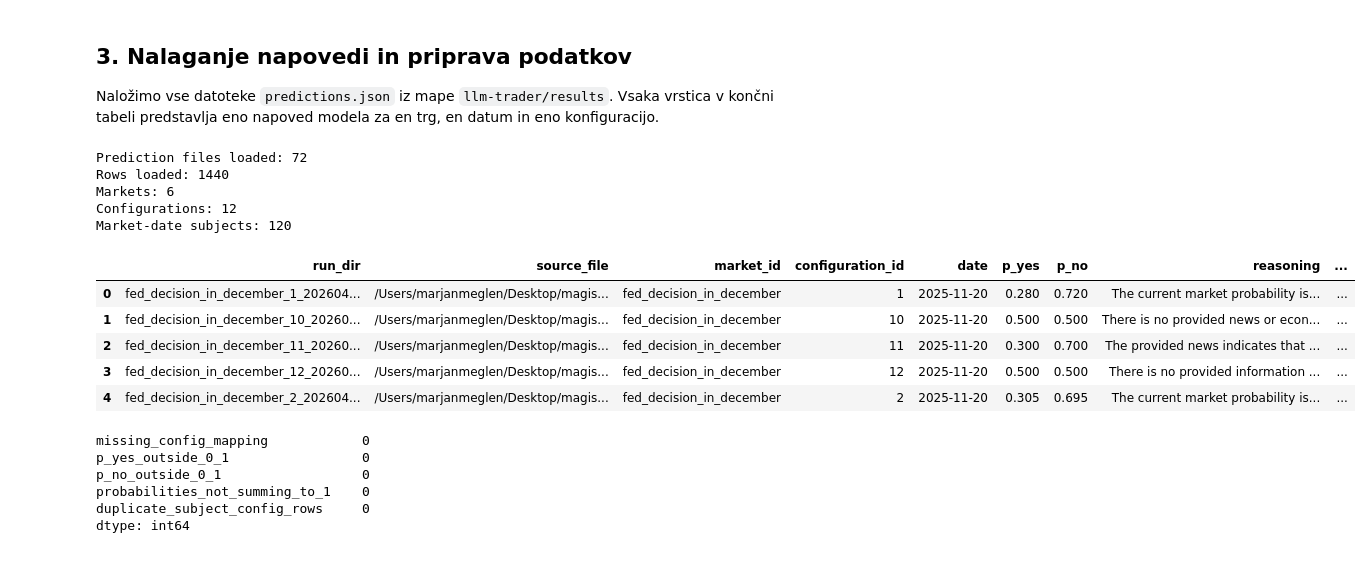
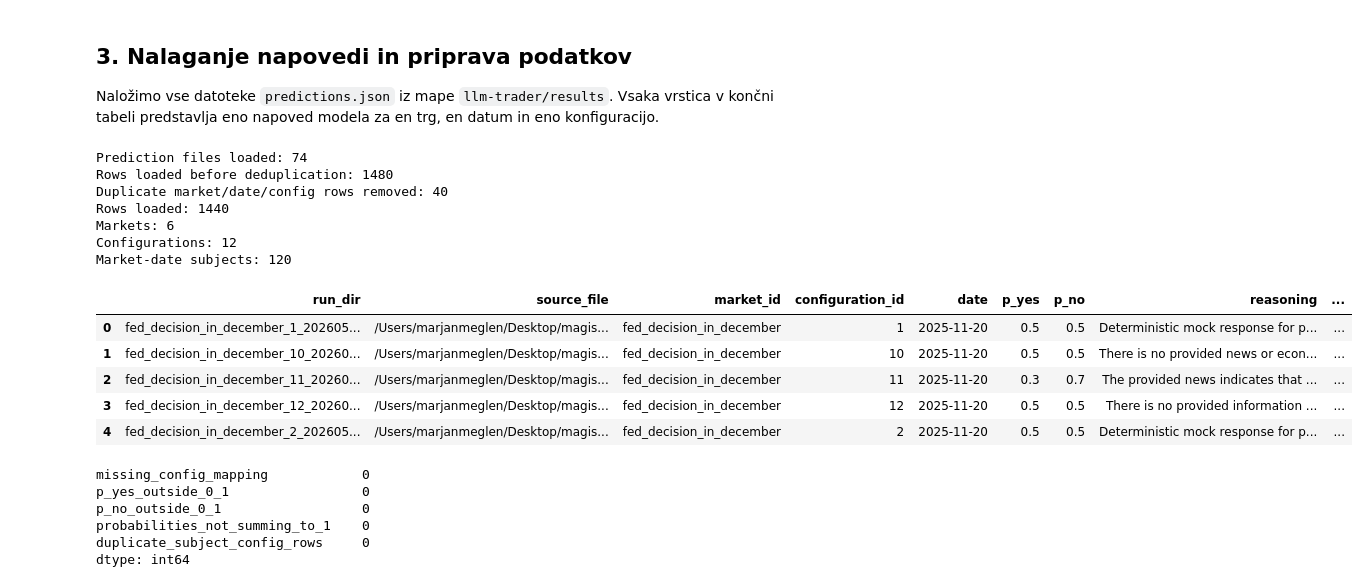
Before and after one commit to marjanme/masters-thesis, a Jupyter notebook: analysis/notebooks/preliminary_statistical_analysis.ipynb, the cells around one changed output. Cells and saved outputs as stored; diff of their text form; code cells hidden in the pictures.

```diff
--- a/analysis/notebooks/preliminary_statistical_analysis.ipynb
+++ b/analysis/notebooks/preliminary_statistical_analysis.ipynb
@@ -108,39 +108,54 @@ for path in prediction_paths:
                 "market_id": row["market_id"],
                 "configuration_id": str(row["configuration_id"]),
                 "date": pd.to_datetime(row["date"]),
                 "p_yes": float(row["p_yes"]),
                 "p_no": float(row["p_no"]),
                 "reasoning": row.get("reasoning", ""),
                 "rendered_prompt": row.get("rendered_prompt", ""),
                 "market_probability_yes": extract_market_probability_yes(row.get("rendered_prompt", "")),
             }
         )
 
 df = pd.DataFrame(records)
+rows_loaded_before_deduplication = len(df)
+duplicate_subject_config_rows = int(df.duplicated(["market_id", "date", "configuration_id"]).sum())
+
+# Multiple experiment runs can exist for the same market/date/configuration.
+# Keep the newest run directory so paired tests have one observation per pair.
+df = (
+    df.sort_values(["market_id", "date", "configuration_id", "run_dir"])
+    .drop_duplicates(["market_id", "date", "configuration_id"], keep="last")
+    .reset_index(drop=True)
+)
+
 df = df.merge(config_map, on="configuration_id", how="left")
 df["subject_id"] = df["market_id"] + "__" + df["date"].dt.strftime("%Y-%m-%d")
 
 df = df.sort_values(["market_id", "date", "configuration_id"]).reset_index(drop=True)
 
 print(f"Prediction files loaded: {len(prediction_paths)}")
+print(f"Rows loaded before deduplication: {rows_loaded_before_deduplication}")
+print(f"Duplicate market/date/config rows removed: {duplicate_subject_config_rows}")
 print(f"Rows loaded: {len(df)}")
 print(f"Markets: {df['market_id'].nunique()}")
 print(f"Configurations: {df['configuration_id'].nunique()}")
 print(f"Market-date subjects: {df['subject_id'].nunique()}")
 
 df.head()
 # %% [output]
-Prediction files loaded: 72
+Prediction files loaded: 74
+Rows loaded before deduplication: 1480
+Duplicate market/date/config rows removed: 40
 Rows loaded: 1440
 Markets: 6
 Configurations: 12
 Market-date subjects: 120
 |  | run_dir | source_file | market_id | configuration_id | date | p_yes | p_no | reasoning | ... |
-| 0 | fed_decision_in_december_1_202604... | /Users/marjanmeglen/Desktop/magis... | fed_decision_in_december | 1 | 2025-11-20 | 0.280 | 0.720 | The current market probability is... | ... |
-| 1 | fed_decision_in_december_10_20260... | /Users/marjanmeglen/Desktop/magis... | fed_decision_in_december | 10 | 2025-11-20 | 0.500 | 0.500 | There is no provided news or econ... | ... |
-| 2 | fed_decision_in_december_11_20260... | /Users/marjanmeglen/Desktop/magis... | fed_decision_in_december | 11 | 2025-11-20 | 0.300 | 0.700 | The provided news indicates that ... | ... |
-| 3 | fed_decision_in_december_12_20260... | /Users/marjanmeglen/Desktop/magis... | fed_decision_in_december | 12 | 2025-11-20 | 0.500 | 0.500 | There is no provided information ... | ... |
-| 4 | fed_decision_in_december_2_202604... | /Users/marjanmeglen/Desktop/magis... | fed_decision_in_december | 2 | 2025-11-20 | 0.305 | 0.695 | The current market probability is... | ... |
+| 0 | fed_decision_in_december_1_202605... | /Users/marjanmeglen/Desktop/magis... | fed_decision_in_december | 1 | 2025-11-20 | 0.5 | 0.5 | Deterministic mock response for p... | ... |
+| 1 | fed_decision_in_december_10_20260... | /Users/marjanmeglen/Desktop/magis... | fed_decision_in_december | 10 | 2025-11-20 | 0.5 | 0.5 | There is no provided news or econ... | ... |
+| 2 | fed_decision_in_december_11_20260... | /Users/marjanmeglen/Desktop/magis... | fed_decision_in_december | 11 | 2025-11-20 | 0.3 | 0.7 | The provided news indicates that ... | ... |
+| 3 | fed_decision_in_december_12_20260... | /Users/marjanmeglen/Desktop/magis... | fed_decision_in_december | 12 | 2025-11-20 | 0.5 | 0.5 | There is no provided information ... | ... |
+| 4 | fed_decision_in_december_2_202605... | /Users/marjanmeglen/Desktop/magis... | fed_decision_in_december | 2 | 2025-11-20 | 0.5 | 0.5 | Deterministic mock response for p... | ... |
 # %%
 checks = {
     "missing_config_mapping": int(df["show_market_probabilities"].isna().sum()),
```
Also changed, not shown: parts of 6 cells of this notebook, 6 other files.
